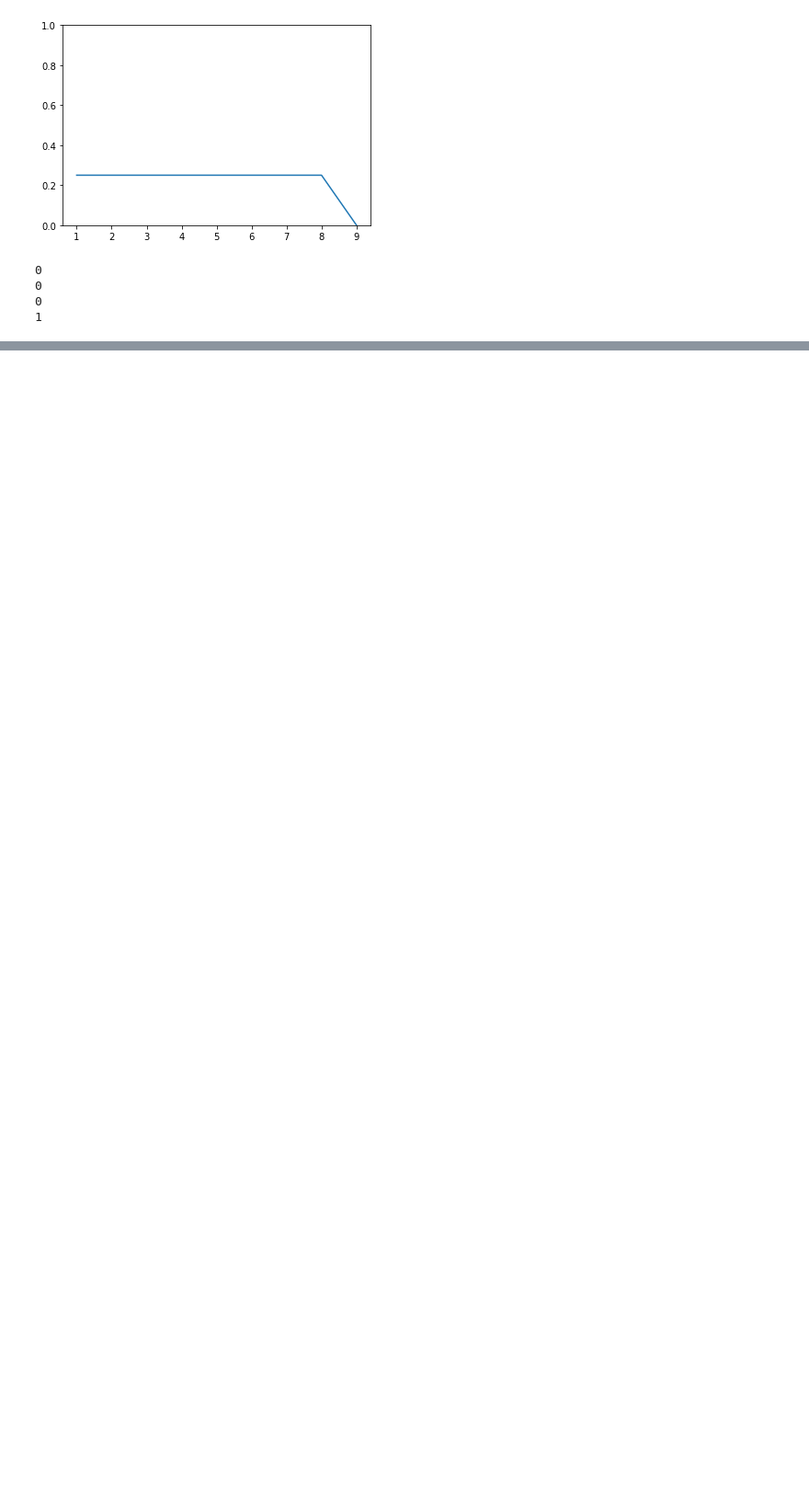
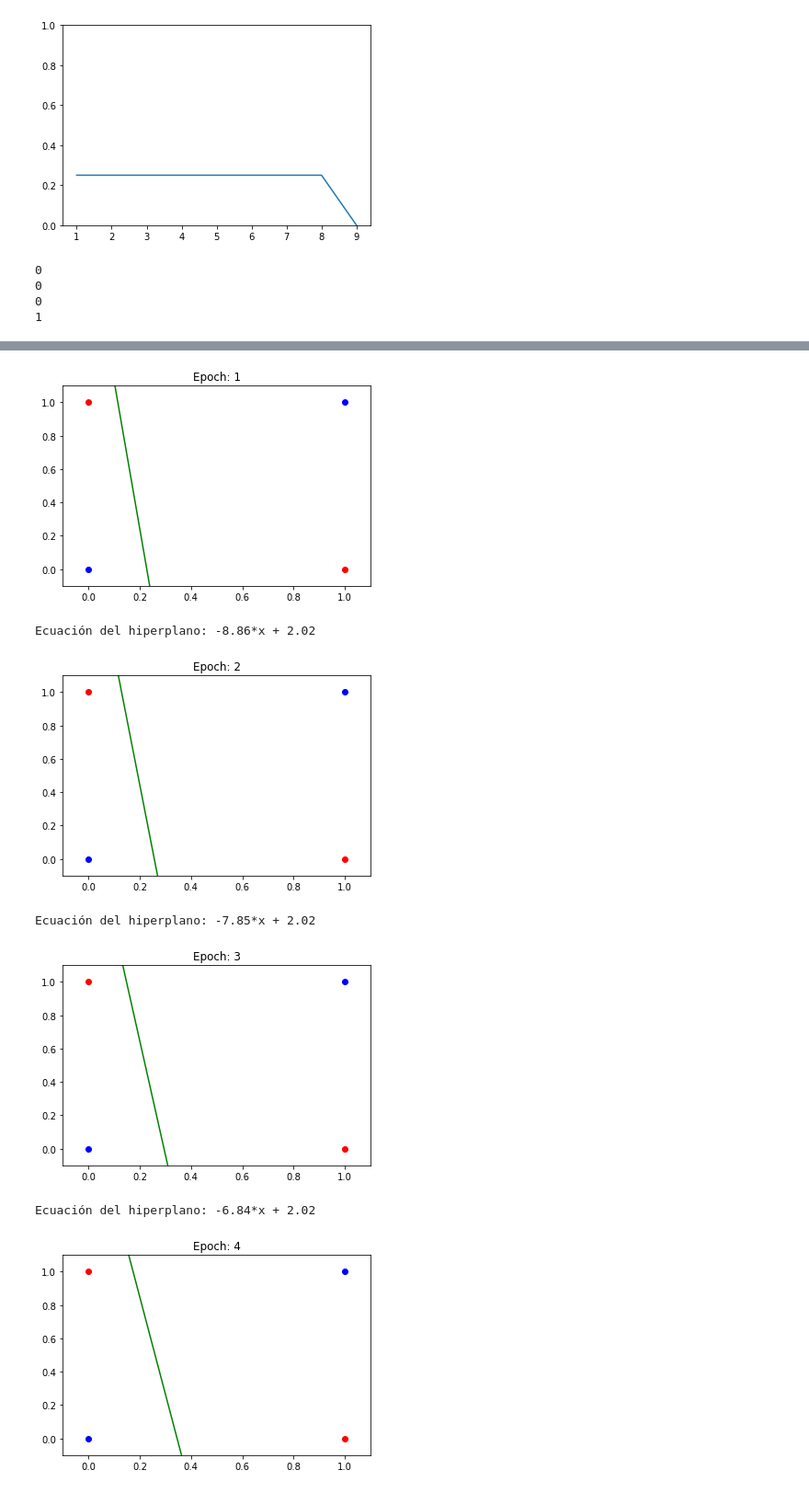
Before and after one commit to marcos261099/Practica2IA2, a Jupyter notebook: p1/L2P1-Perceptron.ipynb, the cells around one changed output, grey strips where cells are left out. Shown: that part at 92% size. Drawn from its saved outputs; the diff is of its cells as text; code cells hidden in the pictures; blank space fills up the shorter version.

```diff
--- a/p1/L2P1-Perceptron.ipynb
+++ b/p1/L2P1-Perceptron.ipynb
@@ -26,14 +39,16 @@ def funcionActivacion(S,Umbral):
 # %%
-def pintamos(i):
-    plt.plot([0,0,1],[0,1,0],'o', color='blue');
-    plt.plot([1],[1],'o', color='red');
+def pintamos(i,Func):
+    if Func:
+        plt.plot([0,0,1],[0,1,0],'o', color='blue');
+        plt.plot([1],[1],'o', color='red');
+    else:
+        plt.plot([0,1],[1,0],'o', color='red');
+        plt.plot([0,1],[0,1],'o', color='blue');
     pendiente=0
     OrdenadaOrigen=0
     if pesos[1]!=0:
         pendiente=-(pesos[0]/pesos[1])
         OrdenadaOrigen=Umbral/pesos[1]
-    else:
-        print("efeffefeef")
 
     plt.plot([-2,2],[pendiente*-2 + OrdenadaOrigen,pendiente*2 + OrdenadaOrigen], color='green')
     axes = plt.gca()
@@ -41,3 +56,4 @@ def pintamos(i):
     axes.set_ylim([-0.1,1.1])
     plt.title("Epoch: " +str (i+1))
     plt.show()
+    print("Ecuación del hiperplano: {:.2f}*x + {:.2f}".format(pendiente[0],OrdenadaOrigen[0]))
@@ -44,5 +62,5 @@ def pintamos(i):
 # %%
-def entrenar(entradas,salidas,epoch):
+def entrenar(entradas,salidas,epoch,FAnd):
     global pesos
     ErroresEpoch=[]
     for i in range(epoch):
@@ -58,7 +76,7 @@ def entrenar(entradas,salidas,epoch):
         #pesos+=learn_rate*np.dot(entradas.T,error)
         errorM/=entradas.shape[0]
         ErroresEpoch.append(errorM)
-        pintamos(i)
+        pintamos(i,FAnd)
         if errorM==0:
             return i,ErroresEpoch
     return i,ErroresEpoch
@@ -88,7 +112,7 @@ array([[0.17802303],
 # %%
-df=df.set_index(["Epoch","Entradas"])
-df.sort_index(inplace=True)
-df
+df2=df.set_index(["Epoch","Entradas"])
+df2.sort_index(inplace=True)
+df2
 # %% [output]
 |  |  | Pesos iniciales | Desired Output Yr | Actual output Yd | Error | Pesos finales |
 | Epoch | Entradas |  |  |  |  |  |
@@ -128,0 +154,16 @@ clasificacion(np.array([1,1]))
+# %%
+df.drop(df.index, inplace=True)
+entradas=np.array([[0,0],[0,1],[1,0],[1,1]])
+salidas=np.array([[0],[1],[1],[0]])
+
+periodo=10
+EpochNecesariosXOR,ErroresEpochXOR=entrenar(entradas,salidas,periodo,False)
+pesos
+# %% [output]
+[figure, added]
+Ecuación del hiperplano: -8.86*x + 2.02
+[figure, added]
+Ecuación del hiperplano: -7.85*x + 2.02
+[figure, added]
+Ecuación del hiperplano: -6.84*x + 2.02
+[figure, added]
```
Also changed, not shown: parts of 16 cells of this notebook.
